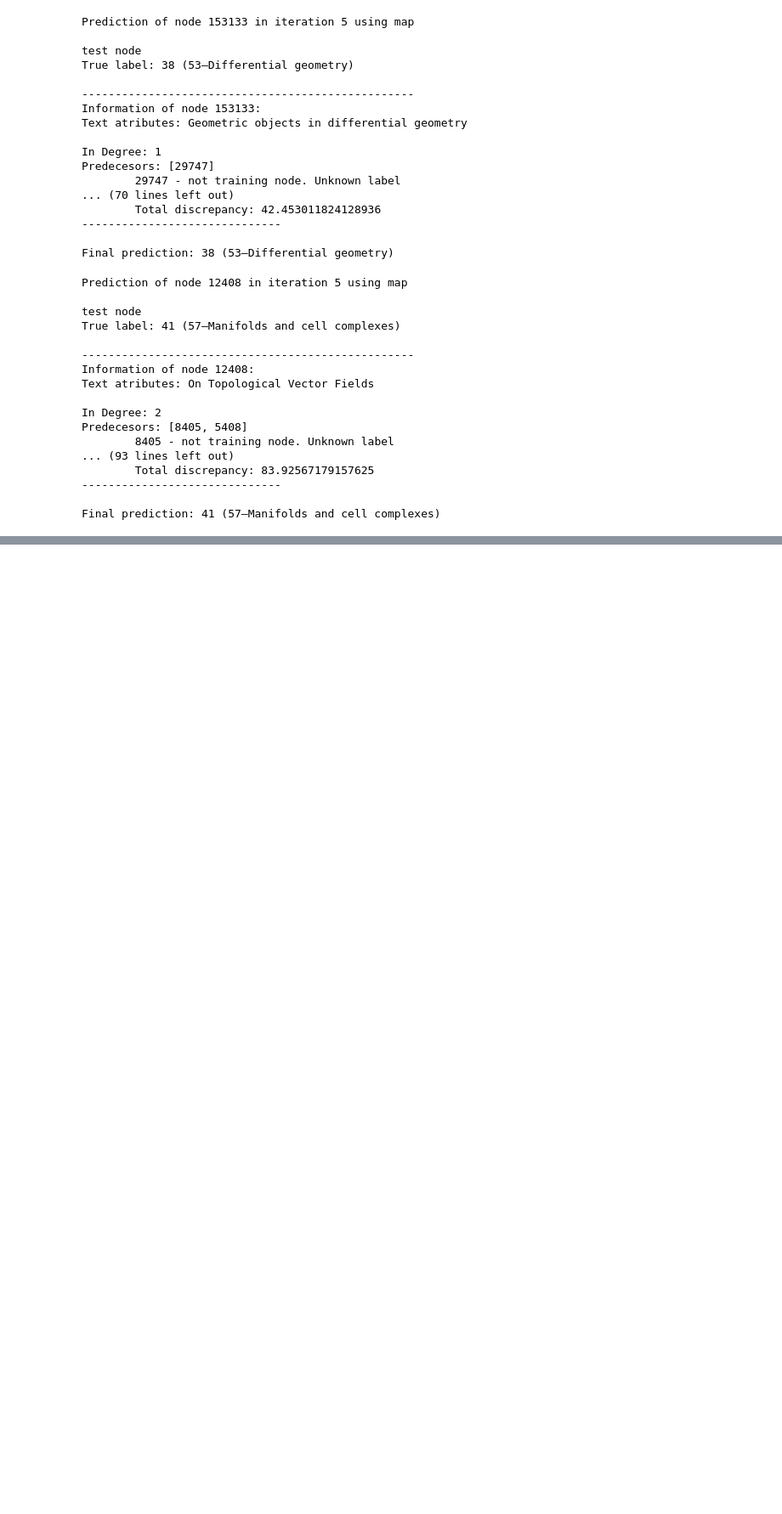
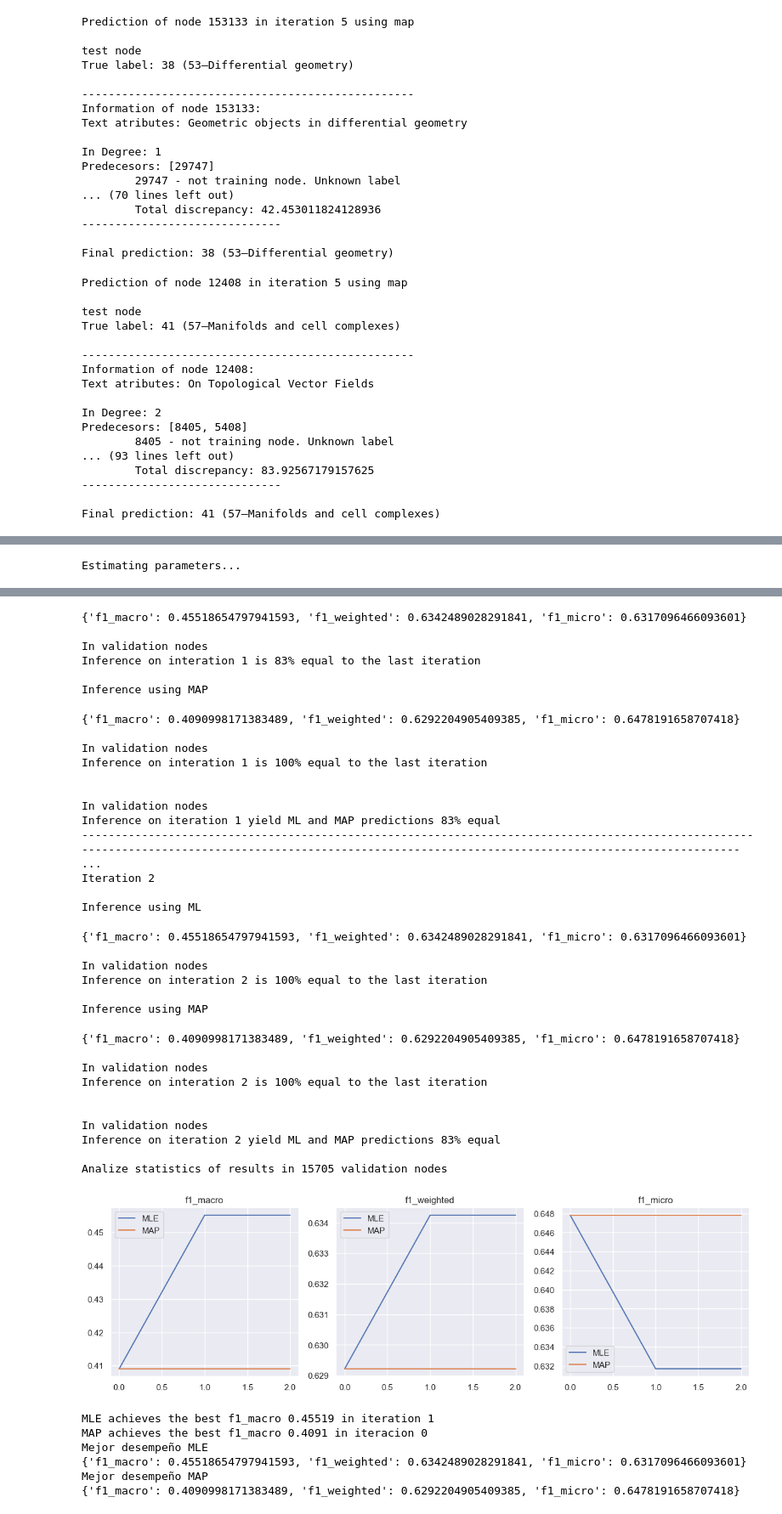
Before and after one commit to DiegoHuerta1/A-Probabilistic-Model-for-Node-Classification-in-Directed-Graphs, a Jupyter notebook: Math Genealogy Project/Probabilistic_Graph_classification.ipynb, the cells around one changed output, grey strips where cells are left out. Shown at 85% size. Saved outputs shown, nothing was run; the diff lists cells and outputs as text; code cells hidden in the pictures; blank space fills up the shorter version.

Commit message:
Added Robustness Analysis

```diff
--- a/Math Genealogy Project/Probabilistic_Graph_classification.ipynb
+++ b/Math Genealogy Project/Probabilistic_Graph_classification.ipynb
@@ -422,0 +425,5 @@ Final prediction: 41 (57—Manifolds and cell complexes)
+# %%
+# folder to save this results (its trash)
+parameters_path_ra = ".\\Robustness Analysis\\"
+hyperparameters_file_ra = ".\\Robustness Analysis\\hyperparameters.csv"
+results_file_ra = ".\\Robustness Analysis\\"
@@ -422,0 +432,13 @@ Final prediction: 41 (57—Manifolds and cell complexes)
+# %%
+# create graph
+graph_ra = graph.copy()
+graph_ra.remove_edges_from(list(graph_ra.edges))
+
+# create model
+model_ra = probabilistic_graph_model(graph_ra,
+                                     name_atributes_x = 'thesis',
+                                     name_label_y = 'indice_subject',
+                                     name_division = 'division',
+                                     decode_label = decode_idx_2_subj)
+# see model information
+model_ra.print_info()
@@ -422,0 +456,19 @@ Final prediction: 41 (57—Manifolds and cell complexes)
+# %%
+# modify config for no edges
+config_ra = config.copy()
+config_ra["psi_dist"] = "additive_smoothing"
+config_ra["phi_dist"] = "additive_smoothing"
+config_ra["alpha_phi"] = 0
+config_ra["alpha_psi"] = 0
+config_ra["method_iteration_0"] = "text"
+config_ra["num_iterations"] = 2
+
+# semilla para tener replicabilidad
+seed = 42
+np.random.seed(seed)
+model_ra.probabilistic_inference_complete(config_ra,
+                                          folder_parameters = parameters_path_ra,
+                                         prediction_path = results_file_ra,
+                                         hyperparameters_file = hyperparameters_file_ra)
+# %% [output]
+Estimating parameters...
@@ -422,0 +484,41 @@ Final prediction: 41 (57—Manifolds and cell complexes)
+{'f1_macro': 0.45518654797941593, 'f1_weighted': 0.6342489028291841, 'f1_micro': 0.6317096466093601}
+
+In validation nodes
+Inference on interation 1 is 83% equal to the last iteration
+
+Inference using MAP
+{'f1_macro': 0.4090998171383489, 'f1_weighted': 0.6292204905409385, 'f1_micro': 0.6478191658707418}
+
+In validation nodes
+Inference on interation 1 is 100% equal to the last iteration
+
+
+In validation nodes
+Inference on iteration 1 yield ML and MAP predictions 83% equal
+-------------------------------------------------------------------------------------------------------------------------------------------------------------------------------------------------------- ...
+Iteration 2
+
+Inference using ML
+{'f1_macro': 0.45518654797941593, 'f1_weighted': 0.6342489028291841, 'f1_micro': 0.6317096466093601}
+
+In validation nodes
+Inference on interation 2 is 100% equal to the last iteration
+
+Inference using MAP
+{'f1_macro': 0.4090998171383489, 'f1_weighted': 0.6292204905409385, 'f1_micro': 0.6478191658707418}
+
+In validation nodes
+Inference on interation 2 is 100% equal to the last iteration
+
+
+In validation nodes
+Inference on iteration 2 yield ML and MAP predictions 83% equal
+
+Analize statistics of results in 15705 validation nodes
+[figure, added]
+MLE achieves the best f1_macro 0.45519 in iteration 1
+MAP achieves the best f1_macro 0.4091 in iteracion 0
+Mejor desempeño MLE
+{'f1_macro': 0.45518654797941593, 'f1_weighted': 0.6342489028291841, 'f1_micro': 0.6317096466093601}
+Mejor desempeño MAP
+{'f1_macro': 0.4090998171383489, 'f1_weighted': 0.6292204905409385, 'f1_micro': 0.6478191658707418}
```
Also changed, not shown: parts of 9 cells of this notebook.
